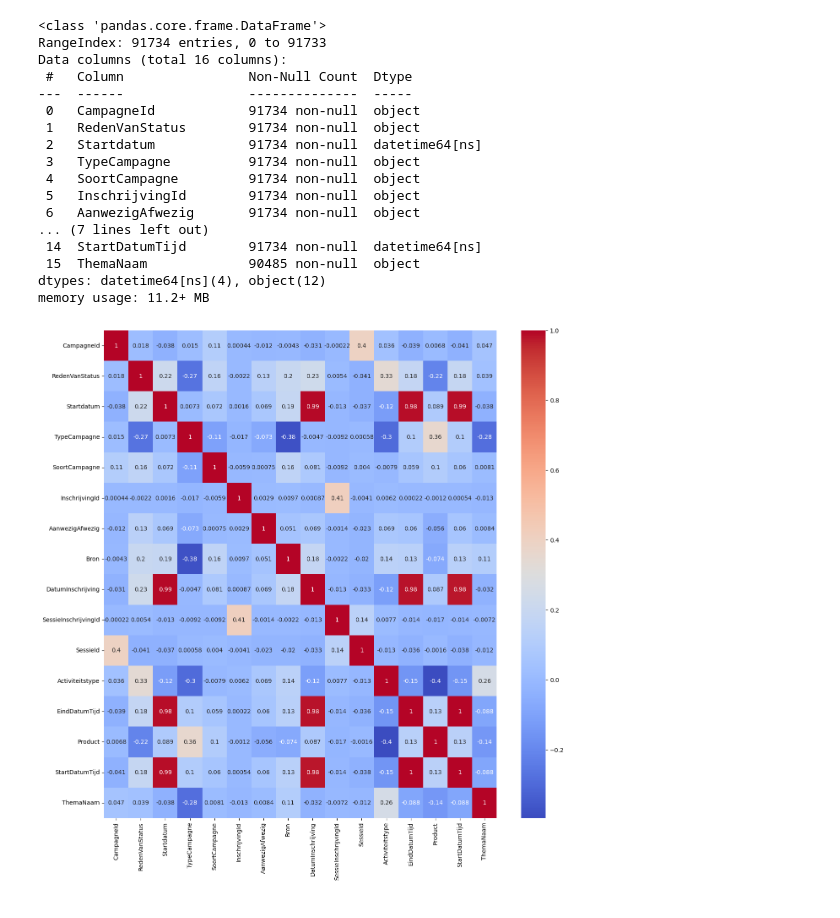
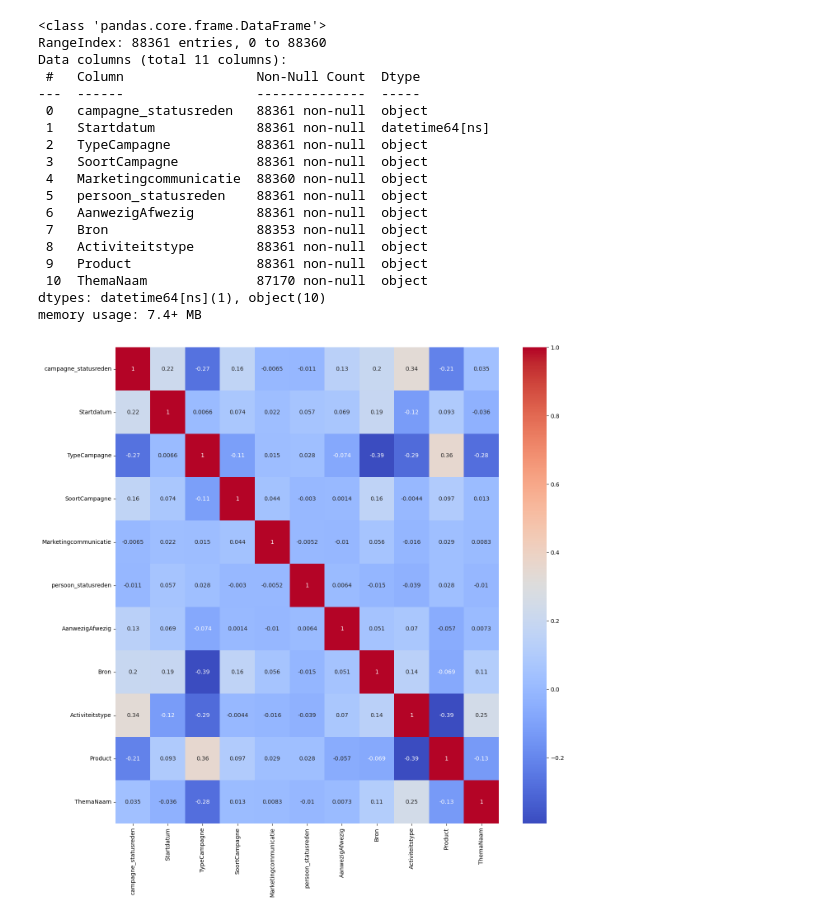
Before and after one commit to Pineapple217/HoGent-Data-Engineering-Project-2324, a Jupyter notebook: notebooks/correlation.ipynb, the cells around one changed output. Drawn from its saved outputs; the diff is of its cells as text; code cells hidden in the pictures.

```diff
--- a/notebooks/correlation.ipynb
+++ b/notebooks/correlation.ipynb
@@ -15,71 +15,68 @@ connection_string = f"DRIVER={{ODBC Driver 17 for SQL Server}};SERVER={server};D
 # materialized view tabel hieronder plaatsen
 query = """
 SELECT
-    Campagne.CampagneId,
-    Campagne.RedenVanStatus,
+    Campagne.RedenVanStatus as campagne_statusreden,
     Campagne.Startdatum,
     Campagne.TypeCampagne,
     Campagne.SoortCampagne,
 
-    Inschrijving.InschrijvingId,
+    Persoon.Marketingcommunicatie,
+    Persoon.RedenVanStatus as persoon_statusreden,
+
     Inschrijving.AanwezigAfwezig,
     Inschrijving.Bron,
-    Inschrijving.DatumInschrijving,
-
-    SessieInschrijving.SessieInschrijvingId,
-
-    Sessie.SessieId,
     Sessie.Activiteitstype,
-    Sessie.EindDatumTijd,
     Sessie.Product,
-    Sessie.StartDatumTijd,
     Sessie.ThemaNaam
 
 FROM Campagne
 JOIN Inschrijving ON Inschrijving.CampagneId = Campagne.CampagneId
 JOIN SessieInschrijving ON SessieInschrijving.InschrijvingId = Inschrijving.InschrijvingId
 JOIN Sessie ON Sessie.SessieId = SessieInschrijving.SessieId
+JOIN Contactfiche on Contactfiche.ContactpersoonId = Inschrijving.ContactficheId
+JOIN Persoon ON Persoon.PersoonId = Contactfiche.PersoonId
 """
 
 cnxn = pyodbc.connect(connection_string)
 df = pd.read_sql(query, cnxn)
 cnxn.close()
 
 df['Activiteitstype'].fillna('Unknown', inplace=True)
 df['Product'].fillna('Unknown', inplace=True)
 
 df.info()
 
 le = LabelEncoder()
 
 for column in df.columns:
     if df[column].dtype == 'object':
         df[column] = le.fit_transform(df[column].astype(str))
     if df[column].dtype == 'datetime64[ns]':
         df[column] = df[column].astype('int64') // 10**9
 
 corr = df.corr()
 
 plt.figure(figsize=(15,15))
 sns.heatmap(corr, annot=True, cmap='coolwarm')
 
 plt.show()
 # %% [output]
 <class 'pandas.core.frame.DataFrame'>
-RangeIndex: 91734 entries, 0 to 91733
-Data columns (total 16 columns):
- #   Column                Non-Null Count  Dtype
----  ------                --------------  -----
- 0   CampagneId            91734 non-null  object
- 1   RedenVanStatus        91734 non-null  object
- 2   Startdatum            91734 non-null  datetime64[ns]
- 3   TypeCampagne          91734 non-null  object
- 4   SoortCampagne         91734 non-null  object
- 5   InschrijvingId        91734 non-null  object
- 6   AanwezigAfwezig       91734 non-null  object
-... (7 lines left out)
- 14  StartDatumTijd        91734 non-null  datetime64[ns]
- 15  ThemaNaam             90485 non-null  object
-dtypes: datetime64[ns](4), object(12)
-memory usage: 11.2+ MB
+RangeIndex: 88361 entries, 0 to 88360
+Data columns (total 11 columns):
+ #   Column                 Non-Null Count  Dtype
+---  ------                 --------------  -----
+ 0   campagne_statusreden   88361 non-null  object
+ 1   Startdatum             88361 non-null  datetime64[ns]
+ 2   TypeCampagne           88361 non-null  object
+ 3   SoortCampagne          88361 non-null  object
+ 4   Marketingcommunicatie  88360 non-null  object
+ 5   persoon_statusreden    88361 non-null  object
+ 6   AanwezigAfwezig        88361 non-null  object
+ 7   Bron                   88353 non-null  object
+ 8   Activiteitstype        88361 non-null  object
+ 9   Product                88361 non-null  object
+ 10  ThemaNaam              87170 non-null  object
+dtypes: datetime64[ns](1), object(10)
+memory usage: 7.4+ MB
-[figure, old version]
+[figure, new version]
```
Also changed, not shown: 1 other file.
